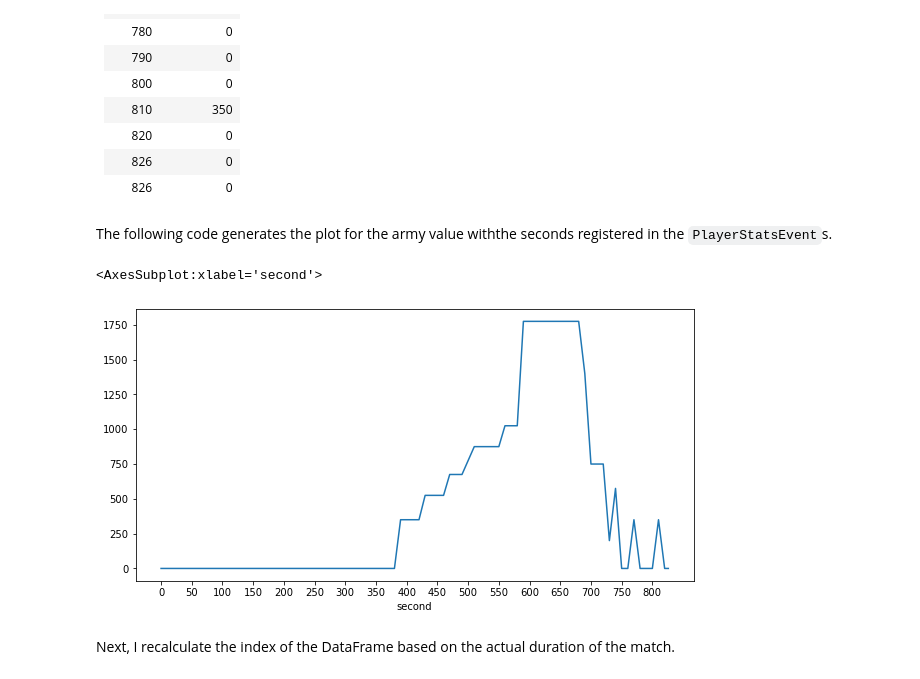
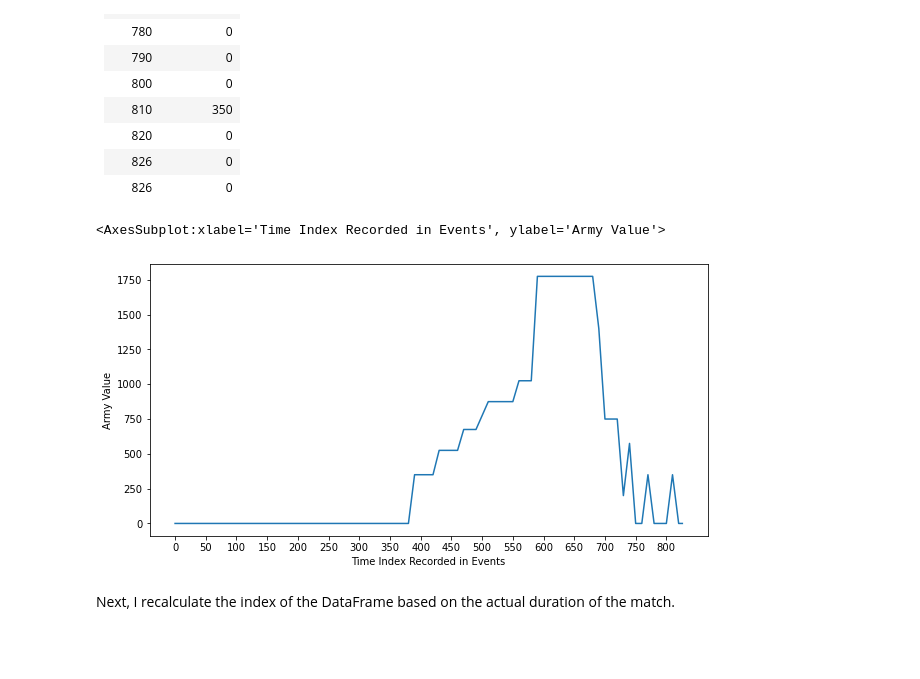
Before and after one commit to HDavidEspinosa/sc_training, a Jupyter notebook: 03_macro_econ_parser.ipynb, the cells around one changed output. Saved outputs shown, nothing was run; the diff lists cells and outputs as text; code cells hidden in the pictures; blank space fills up the shorter version.

```diff
--- a/03_macro_econ_parser.ipynb
+++ b/03_macro_econ_parser.ipynb
@@ -141,14 +112,14 @@ The following table shows the last ten army_value records indexed according to t
 |      820 |         0 |
 |      826 |         0 |
 |      826 |         0 |
-# %% [markdown]
-The following code generates the plot for the army value withthe seconds registered in the `PlayerStatsEvent`s.
 # %%
 x_values = [x for x in pstats_noprocess.index if x % 50 == 0]
-pstats_noprocess['army_value'].plot(figsize= (10,5), xticks= x_values)
+pstats_noprocess['army_value'].plot(figsize= (10,5), xticks= x_values,
+                                    xlabel='Time Index Recorded in Events',
+                                    ylabel='Army Value')
 # %% [output]
-<AxesSubplot:xlabel='second'>
+<AxesSubplot:xlabel='Time Index Recorded in Events', ylabel='Army Value'>
-[figure, old version]
+[figure, new version]
 # %% [markdown]
 Next, I recalculate the index of the DataFrame based on the actual duration of the match.
 # %%
```
Also changed, not shown: parts of 19 cells of this notebook, 2 other files.
